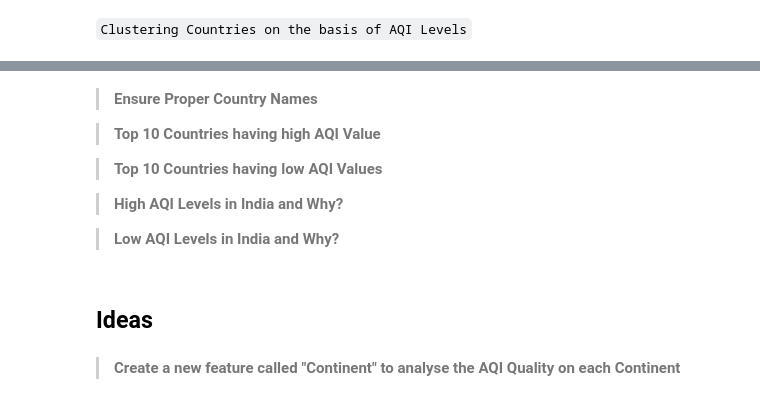
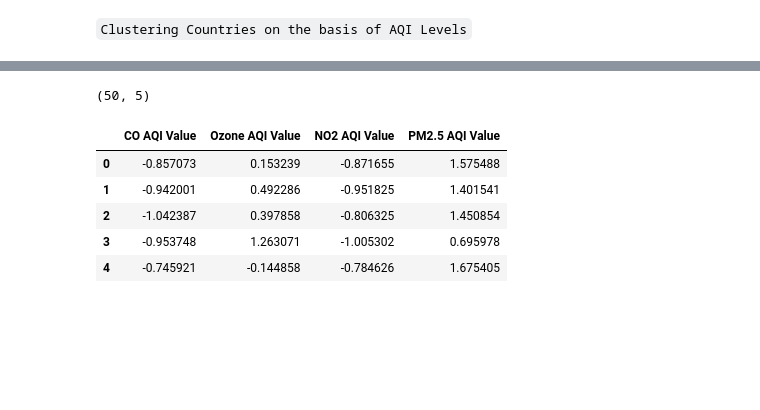
Before and after one commit to BSU04/Global-Air-Quality-Prediction, a Jupyter notebook: gap-eda.ipynb, the cells around one changed output, grey strips where cells are left out. Drawn from its saved outputs; the diff is of its cells as text; code cells hidden in the pictures; blank space fills up the shorter version.

```diff
--- a/gap-eda.ipynb
+++ b/gap-eda.ipynb
@@ -1409,14 +1378,4 @@ plt.show()
-# %% [markdown]
-> **Ensure Proper Country Names**
-
-> **Top 10 Countries having high AQI Value**
-
-> **Top 10 Countries having low AQI Values**
-
-> **High AQI Levels in India and Why?**
-
-> **Low AQI Levels in India and Why?**
-# %% [markdown]
-## Ideas
-# %% [markdown]
-> **Create a new feature called "Continent" to analyse the AQI Quality on each Continent**
+# %%
+df3.shape
+# %% [output]
+(50, 5)
@@ -1422,0 +1387,9 @@ plt.show()
+# %%
+scaled.head()
+# %% [output]
+|  | CO AQI Value | Ozone AQI Value | NO2 AQI Value | PM2.5 AQI Value |
+| 0 | -0.857073 | 0.153239 | -0.871655 | 1.575488 |
+| 1 | -0.942001 | 0.492286 | -0.951825 | 1.401541 |
+| 2 | -1.042387 | 0.397858 | -0.806325 | 1.450854 |
+| 3 | -0.953748 | 1.263071 | -1.005302 | 0.695978 |
+| 4 | -0.745921 | -0.144858 | -0.784626 | 1.675405 |
```
Also changed, not shown: parts of 23 cells of this notebook.
